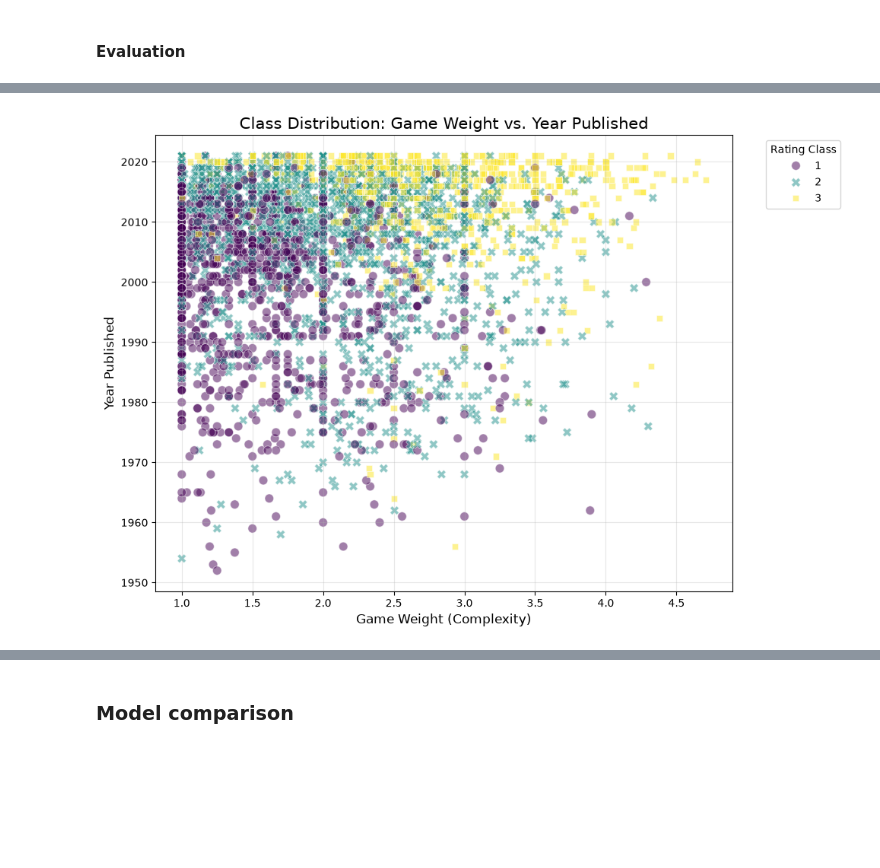
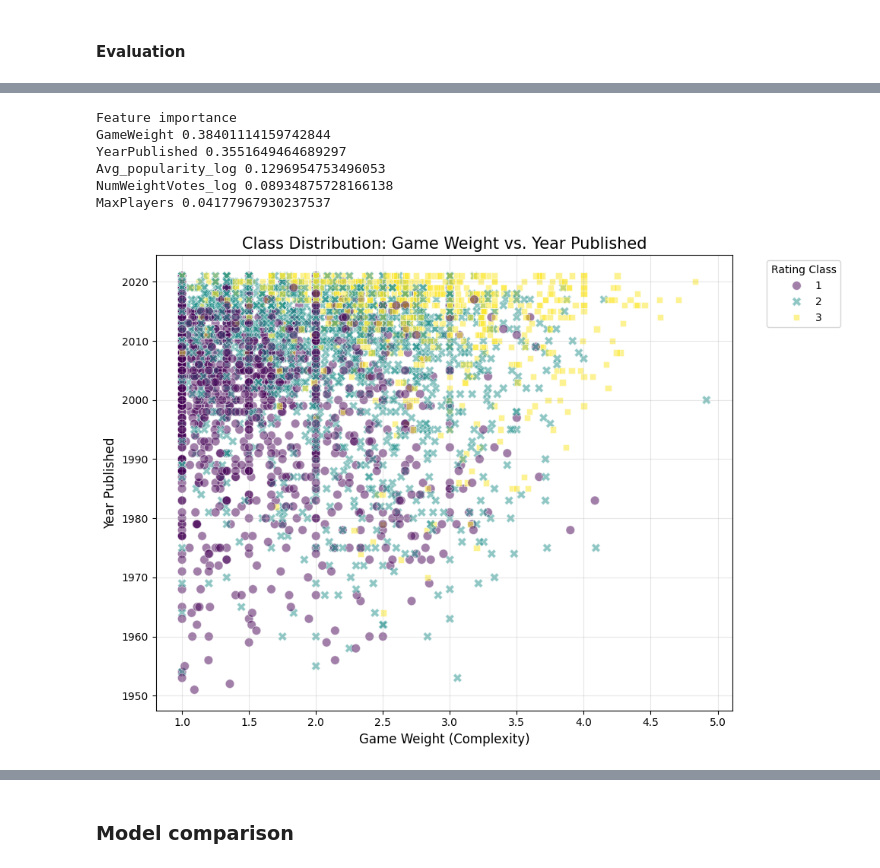
Before and after one commit to ecalabrese17/Board-Game-Data-Analytics, a Jupyter notebook: notebooks/3_classification.ipynb, the cells around one changed output, grey strips where cells are left out. Saved outputs shown, nothing was run; the diff lists cells and outputs as text; code cells hidden in the pictures; blank space fills up the shorter version.

```diff
--- a/notebooks/3_classification.ipynb
+++ b/notebooks/3_classification.ipynb
@@ -38,3 +31,6 @@ df_test = pd.read_csv('../data/cleaned_test.csv')
+# %%
+file_name= "..\\dm1_25_26_dataset\\cleaned_dataset.csv"
+df = pd.read_csv(file_name)
 # %% [markdown]
 ### **Distribution of multiclass target variable**
 # %%
@@ -233,3 +115,14 @@ def plot_multiclass_roc(model, X_test, y_test, classes, title):
+# %%
+X = df.drop(columns=['Rating', 'is_long_game'])
+y = df[['Rating', 'is_long_game']]
+
+# Stratified split (80-20) on the most complex variable (Rating)
+X_train, X_test, y_train, y_test = train_test_split(
+    X, y,
+    test_size=0.2,
+    random_state=42,
+    stratify=df['Rating']
+)
 # %% [markdown]
 ### **KNN Classifier - Multiclass classification**
 # %% [markdown]
@@ -626,11 +590,11 @@ features_multi_dt = [
     'YearPublished',
     'GameWeight',
     'MaxPlayers',
-    'NumWeightVotes_log',
+    'NumWeightVotes_log'
 ]
 
 # Kickstarted, MinPlayers and NumAlternates_log were initially included
-# but later removed because they were not relevant (see feature importance below)
+# but later removed bc not relevant
 
 X_train_multi_dt = X_train[features_multi_dt]
 y_train_multi_dt = y_train['Rating']
@@ -757,31 +761,47 @@ MaxPlayers: 0.0457
+# %%
+zipped = zip(features_multi_dt, best_dt_multi.feature_importances_)
+zipped = sorted(zipped, key=lambda x: x[1], reverse=True)
+print("Feature importance")
+for col, imp in zipped:
+    print(col, imp)
+# %% [output]
+Feature importance
+GameWeight 0.38401114159742844
+YearPublished 0.3551649464689297
+Avg_popularity_log 0.1296954753496053
+NumWeightVotes_log 0.08934875728166138
+MaxPlayers 0.04177967930237537
 # %%
-# Create a temporary DataFrame with the filtered data (use .copy() to avoid
-# modifying the original test set)
-df_plot_multi = X_test_multi_dt.copy()
-df_plot_multi['Class'] = y_test_multi_dt.values  # Add the Rating target as 'Class'
+# 1. Create a temporary DataFrame using the filtered data
+# Use .copy() to avoid modifying the original test set
+df_plot = X_test_multi_dt.copy()
+df_plot['Class'] = y_test_multi_dt.values  # Add the Rating target as 'Class'
 
+# 2. Set figure dimensions
 plt.figure(figsize=(10, 7))
 
+# 3. Create the Scatter Plot
 sns.scatterplot(
-    data=df_plot_multi,
+    data=df_plot,
     x='GameWeight',      # X-axis: Complexity (usually the most important feature)
     y='YearPublished',   # Y-axis: Year of publication
     hue='Class',         # Color points based on the target class (1, 2, 3)
     palette='viridis',   # Use a distinguishable color palette
     style='Class',       # Change point shape for accessibility and clarity
     alpha=0.5,           # Set transparency to handle overplotting
     s=70                 # Set point size
 )
 
+# 4. Customization and details
 plt.title('Class Distribution: Game Weight vs. Year Published', fontsize=15)
 plt.xlabel('Game Weight (Complexity)', fontsize=12)
 plt.ylabel('Year Published', fontsize=12)
 
 # Move the legend outside the plot to prevent overlap
 plt.legend(title='Rating Class', bbox_to_anchor=(1.05, 1), loc='upper left')
 
 plt.grid(True, alpha=0.3)
-plt.tight_layout()  # Adjust layout to prevent label clipping
+plt.tight_layout() # Adjust layout to prevent label clipping
 plt.show()
 # %% [output]
-[figure, old version]
+[figure, new version]
```
Also changed, not shown: parts of 93 cells of this notebook, 3 other files.
